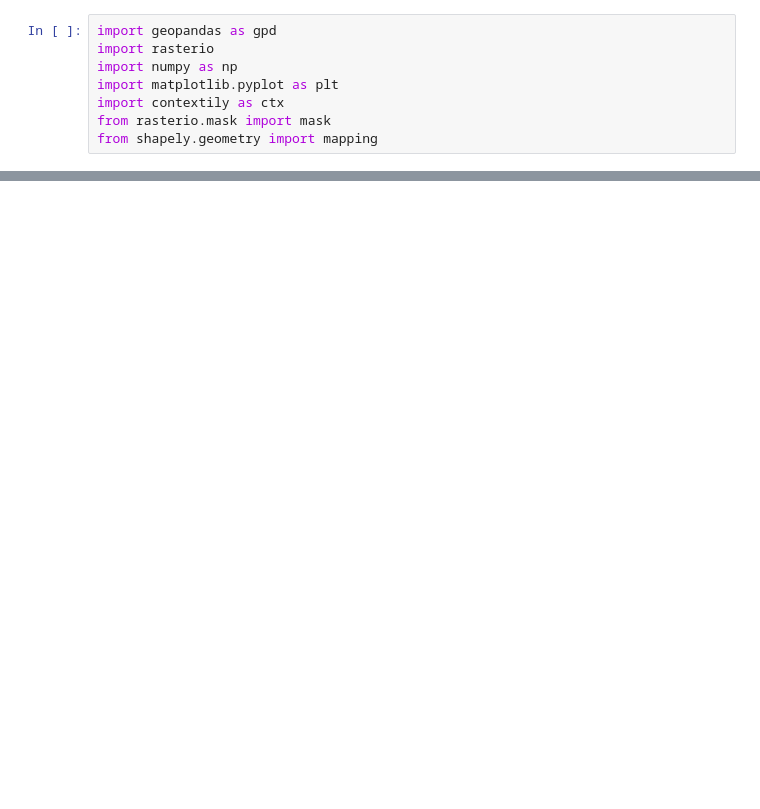
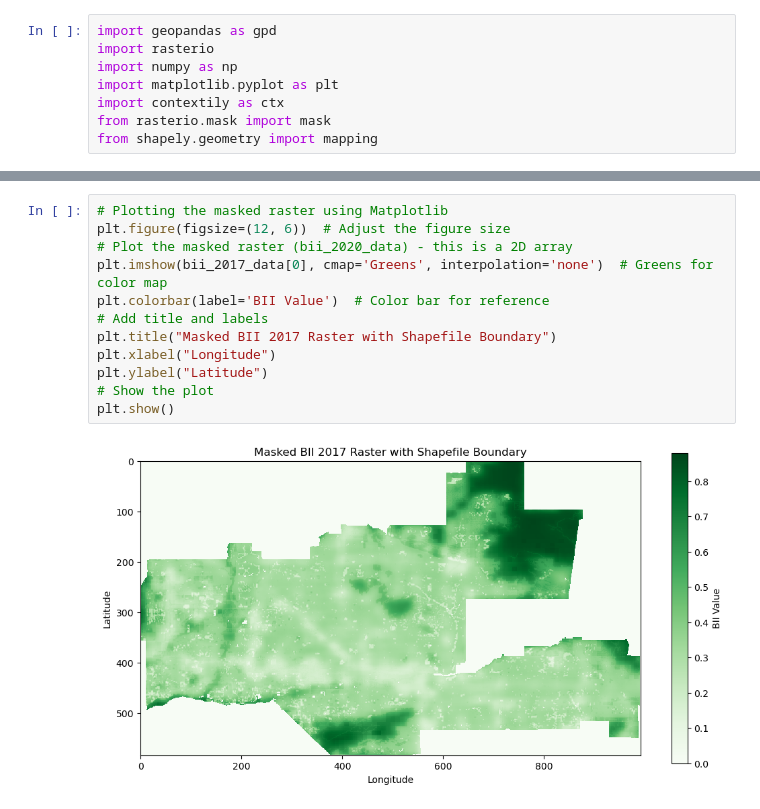
Before and after one commit to YoselynR/Biodiversity-Intactness-Index-YR, a Jupyter notebook: Biodiversity-Intactness-Index.ipynb, the cells around one changed output, grey strips where cells are left out. Drawn from its saved outputs; the diff is of its cells as text; blank space fills up the shorter version.

```diff
--- a/Biodiversity-Intactness-Index.ipynb
+++ b/Biodiversity-Intactness-Index.ipynb
@@ -83,0 +69,14 @@ Percentage of Phoenix area with BII ≥ 0.75 in 2020: 3.80%
+# %%
+# Plotting the masked raster using Matplotlib
+plt.figure(figsize=(12, 6))  # Adjust the figure size
+# Plot the masked raster (bii_2020_data) - this is a 2D array
+plt.imshow(bii_2017_data[0], cmap='Greens', interpolation='none')  # Greens for color map
+plt.colorbar(label='BII Value')  # Color bar for reference
+# Add title and labels
+plt.title("Masked BII 2017 Raster with Shapefile Boundary")
+plt.xlabel("Longitude")
+plt.ylabel("Latitude")
+# Show the plot
+plt.show()
+# %% [output]
+[figure, added]
```
Also changed, not shown: parts of 18 cells of this notebook, 2 other files.
